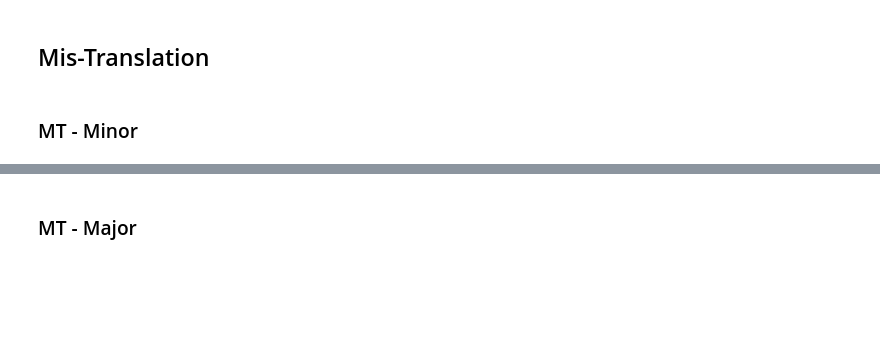
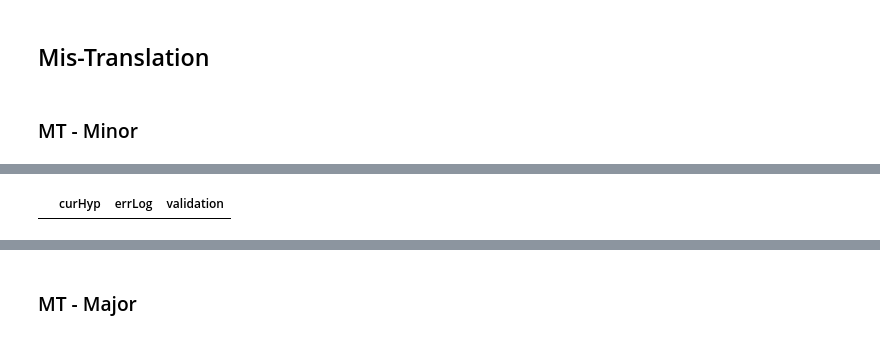
Before and after one commit to tjtmddnjswkd/capstone, a Jupyter notebook: 3_make_errors/e4_make_errors_all.ipynb, the cells around one changed output, grey strips where cells are left out. Drawn from its saved outputs; the diff is of its cells as text; code cells hidden in the pictures; blank space fills up the shorter version.

```diff
--- a/3_make_errors/e4_make_errors_all.ipynb
+++ b/3_make_errors/e4_make_errors_all.ipynb
@@ -640,7 +707,7 @@ def ddo_trans(df, ratio, seed, val):
     conv_list = ["내지", "및", "또는"]
     conv_list.remove(val)
     temp = df_t.drop(index=dindex_dict["mis-translation"])
-    ival = val+" "
+    ival = " "+val+" "
     ddo_idx = random_index(temp.loc[temp.curHyp.str.contains(ival)], ratio, seed)
     dindex_dict["mis-translation"]+=list(ddo_idx)
 
@@ -648,25 +715,12 @@ def ddo_trans(df, ratio, seed, val):
     for i in ddo_idx:
         np.random.shuffle(conv_list)
         conv_word = conv_list[0]
-        cur_hyp = result.loc[i, "curHyp"]
-        start = cur_hyp.find(ival)
-        conv_hyp = cur_hyp[:start] + conv_word + cur_hyp[start+len(val):]
 
-        result.loc[i, "tagLog"]["mis-translation"] = conv_word
+        conv_hyp, start, fconv_word = replace_inteli(result, i, val, conv_word)
+
         result.loc[i, "curHyp"] = conv_hyp
-        input_errors(result, i, 'minor', start, conv_word, 'mis-translation')
+        input_errors(result, i, 'minor', start, fconv_word, 'mis-translation')
 
-        try:
-            o_index=result.loc[i, "tagLog"]["omission"]
-            if o_index > start:
-                if len(val) > len(conv_word):
-                    result.loc[i, "tagLog"]["omission"]-=(len(val)-len(conv_word))
-                elif len(val) < len(conv_word):
-                    result.loc[i, "tagLog"]["omission"]+=(len(conv_word)-len(val))
-        except:
-            pass
+        move_index(result, i, start, fconv_word)
+        result.loc[i, "errLog"]["mis-translation"] = {"start_idx": start, "text": fconv_word}
     return convert_df(df, result)
-
-df_ddo = ddo_trans(df_can, 0.2, 555, "또는")
-df_nae = ddo_trans(df_ddo, 0.25, 444, "내지")
-df_mit = ddo_trans(df_nae, 0.3, 333, "및")
@@ -673,3 +745,14 @@ df_mit = ddo_trans(df_nae, 0.3, 333, "및")
+# %%
+temp = df_ddo.drop(index=dindex_dict["mis-translation"])
+do_idx = random_index(temp.loc[temp.curHyp.str.contains(" "+"및"+" ")], 0.3, 333)
+
+df_mit = ddo_trans(df_nae, 0.3, 333, "및")
+
+temp = check_memorize(df_mit.loc[do_idx])
+ttp = temp.loc[temp.errLog.apply(lambda i: "mis-translation" in i)]
+ttp.loc[ttp["errLog"].apply(lambda x: x["mis-translation"]["text"]) != ttp["validation"].apply(lambda y: y["mis-translation"])]
+# %% [output]
+|  | curHyp | errLog | validation |
 # %%
 check_idx(df_mit)
 # %% [output]
```
Also changed, not shown: parts of 36 cells of this notebook.
